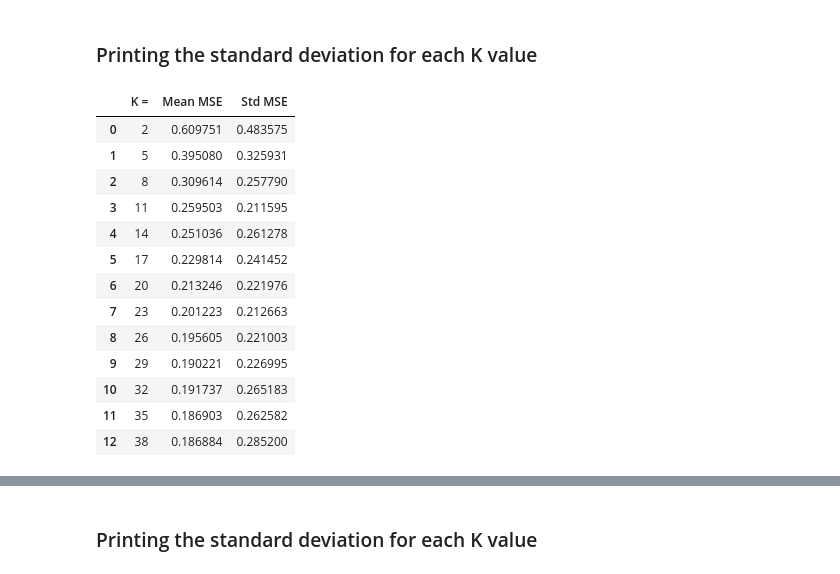
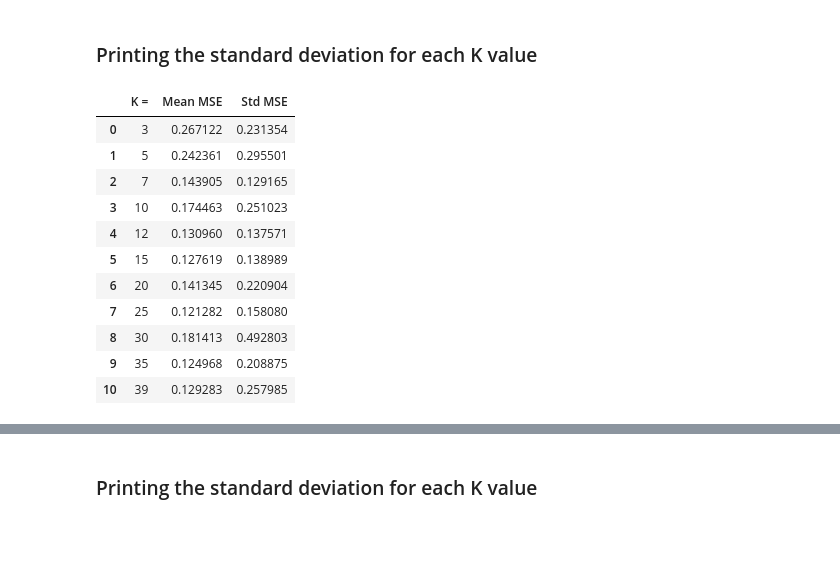
Before and after one commit to xavierbourretsicotte/Data-Portfolio, a Jupyter notebook: Cross_Validation.ipynb, the cells around one changed output, grey strips where cells are left out. Cells and saved outputs as stored; diff of their text form; code cells hidden in the pictures; blank space fills up the shorter version.

```diff
--- a/Cross_Validation.ipynb
+++ b/Cross_Validation.ipynb
@@ -280,17 +280,32 @@ Test_Std_MSE2  = np.asarray(Test_Std_MSE2)
 # %%
-#Plotting result
-plt.figure(figsize = (7,7))
+#Plotting result - LHS - 1 - MSE
+fig = plt.figure(figsize=(16,8))
+fig.add_subplot(1, 2, 1)
+k_folds_range = np.array([3,5,7,10,12,15,20,25,30,35,39])
 
-plt.fill_between(split_range, 1 - (Test_Mean_MSE2 - Test_Std_MSE2),
-                 1 - (Test_Mean_MSE2 + Test_Std_MSE2), alpha=0.1, color="g", label = '$\pm 1$ std')
+plt.fill_between(k_folds_range, 1 - (CV_Mean_MSE_small - CV_Std_MSE_small),
+                 1 - (CV_Mean_MSE_small + CV_Std_MSE_small), alpha=0.1, color="g", label = '$\pm 1$ std')
 
-plt.plot(split_range, 1 - Test_Mean_MSE2, 'o-', color="g",
+plt.plot(k_folds_range, 1 - CV_Mean_MSE_small, 'o-', color="g",
          label="Cross-validation mean")
 
-plt.hlines(1 - 1/12 , min(split_range),max(split_range), linestyle = '--', color = 'gray', alpha = .5, label = 'True noise $\epsilon$')
-plt.legend(loc="lower right")
+plt.hlines(1 - 1/12 , min(k_folds_range),max(k_folds_range), linestyle = '--', color = 'gray', alpha = .5, label = 'True noise $\epsilon$')
+plt.legend(loc="lower right"), plt.ylim(0,1), plt.ylabel('1 - MSE'), plt.xlabel('Kfolds')
+plt.title('1 - MSE vs Number of Kfolds: 40 data points, 200 iterations bootstrap ')
+
+#Plotting result - RHS - MSE
+fig.add_subplot(1, 2, 2)
+
+plt.fill_between(k_folds_range, (CV_Mean_MSE_small - CV_Std_MSE_small),
+                  (CV_Mean_MSE_small + CV_Std_MSE_small), alpha=0.1, color="g", label = '$\pm 1$ std')
+
+plt.plot(k_folds_range,  CV_Mean_MSE_small, 'o-', color="g",
+         label="Cross-validation mean")
+
+plt.hlines( 1/12 , min(k_folds_range),max(k_folds_range), linestyle = '--', color = 'gray', alpha = .5, label = 'True noise $\epsilon$')
+plt.legend(loc="upper right")
 plt.ylim(0,1)
-plt.ylabel('1 - MSE')
+plt.ylabel('MSE')
 plt.xlabel('Kfolds')
-plt.title('1 - MSE vs Number of Kfolds: 40 data points, 50 iterations bootstrap ')
+plt.title('MSE vs Number of Kfolds: 40 data points, 200 iterations bootstrap ')
 # %% [output]
@@ -299,19 +314,17 @@ Text(0.5,1,'1 - MSE vs Number of Kfolds: 40 data points, 50 iterations bootstrap
 # %% [markdown]
 ### Printing the standard deviation for each K value
 # %%
-pd.DataFrame(data = {'K = ':split_range,'Mean MSE': Test_Mean_MSE2,'Std MSE': Test_Std_MSE2 })
+pd.DataFrame(data = {'K = ':k_folds_range,'Mean MSE': CV_Mean_MSE_small,'Std MSE': CV_Std_MSE_small })
 # %% [output]
 |  | K = | Mean MSE | Std MSE |
-| 0 | 2 | 0.609751 | 0.483575 |
-| 1 | 5 | 0.395080 | 0.325931 |
-| 2 | 8 | 0.309614 | 0.257790 |
-| 3 | 11 | 0.259503 | 0.211595 |
-| 4 | 14 | 0.251036 | 0.261278 |
-| 5 | 17 | 0.229814 | 0.241452 |
-| 6 | 20 | 0.213246 | 0.221976 |
-| 7 | 23 | 0.201223 | 0.212663 |
-| 8 | 26 | 0.195605 | 0.221003 |
-| 9 | 29 | 0.190221 | 0.226995 |
-| 10 | 32 | 0.191737 | 0.265183 |
-| 11 | 35 | 0.186903 | 0.262582 |
-| 12 | 38 | 0.186884 | 0.285200 |
+| 0 | 3 | 0.267122 | 0.231354 |
+| 1 | 5 | 0.242361 | 0.295501 |
+| 2 | 7 | 0.143905 | 0.129165 |
+| 3 | 10 | 0.174463 | 0.251023 |
+| 4 | 12 | 0.130960 | 0.137571 |
+| 5 | 15 | 0.127619 | 0.138989 |
+| 6 | 20 | 0.141345 | 0.220904 |
+| 7 | 25 | 0.121282 | 0.158080 |
+| 8 | 30 | 0.181413 | 0.492803 |
+| 9 | 35 | 0.124968 | 0.208875 |
+| 10 | 39 | 0.129283 | 0.257985 |
```
Also changed, not shown: parts of 21 cells of this notebook.
